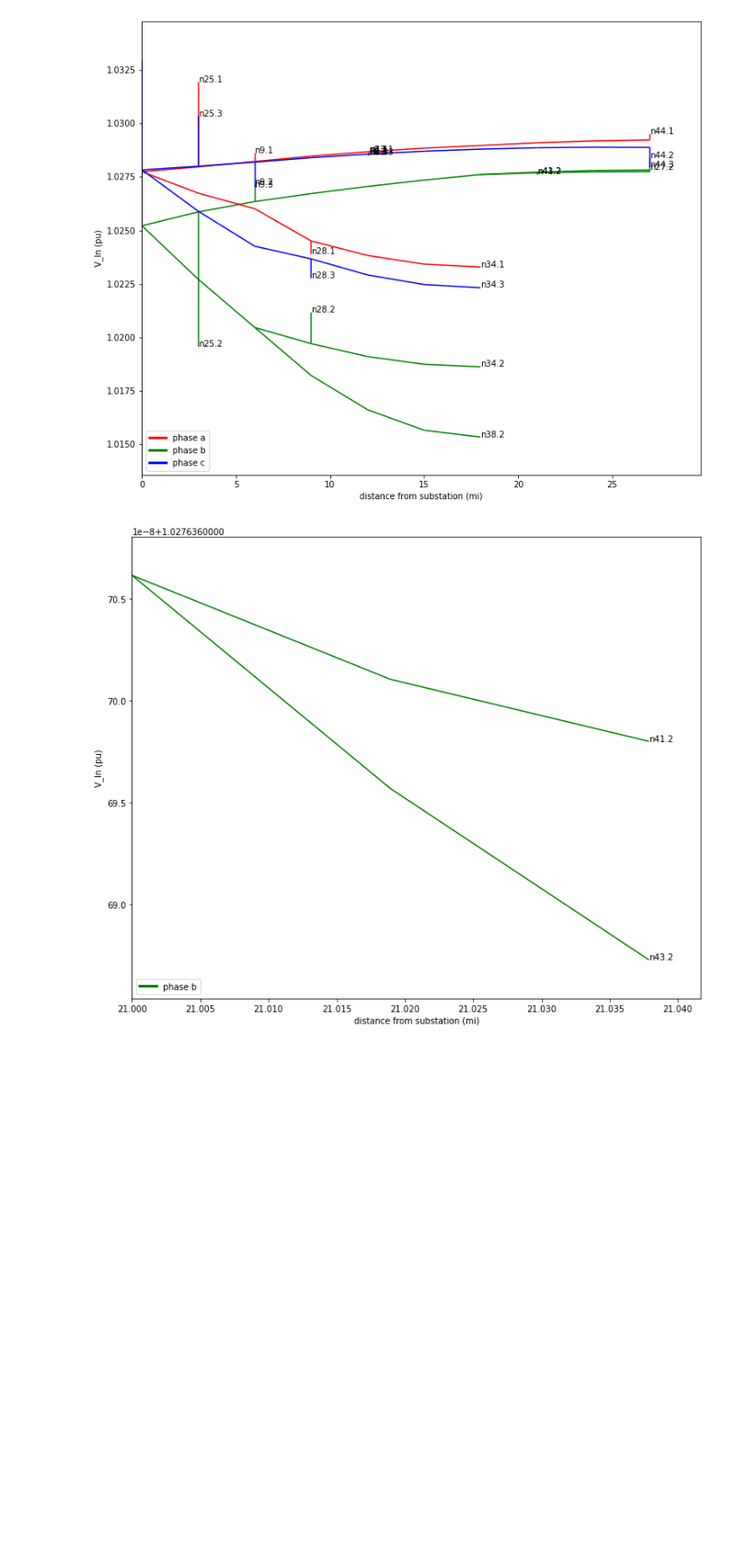
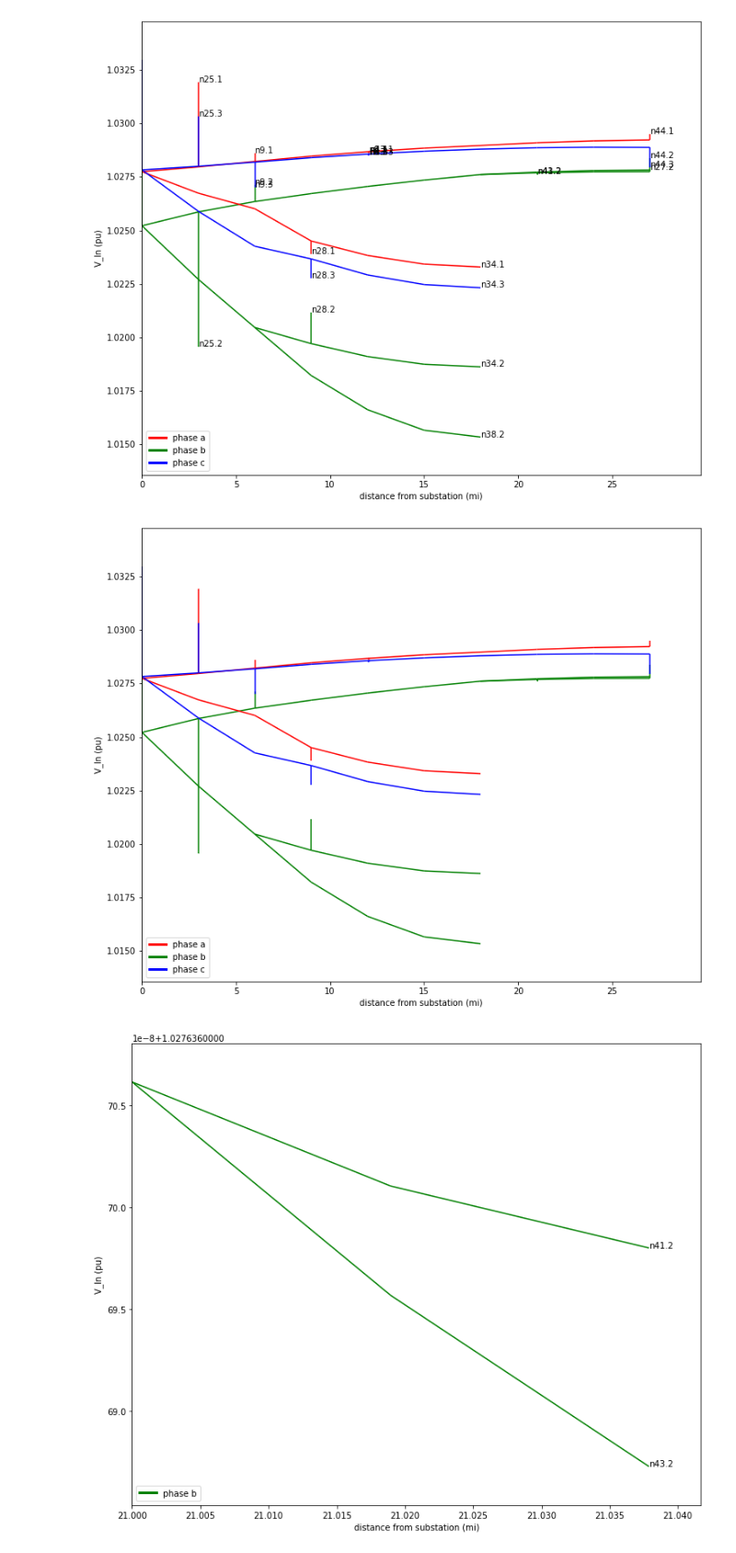
Before and after one commit to spenceregan/ECEN5437-Proj1, a Jupyter notebook: scripts/Proj1.ipynb, the cells around one changed output. Shown at 92% size. Saved outputs shown, nothing was run; the diff lists cells and outputs as text; code cells hidden in the pictures; blank space fills up the shorter version.

```diff
--- a/scripts/Proj1.ipynb
+++ b/scripts/Proj1.ipynb
@@ -30,6 +30,10 @@ DN = main()
 DN.plot_bus_voltages()
 # %% [output]
 [figure]
+# %%
+DN.plot_bus_voltages(sink_lbls=False)
+# %% [output]
+[figure, added]
 # %%
 DN.plot_bus_voltages('n39')
 # %% [output]
```
Also changed, not shown: 4 other files.
